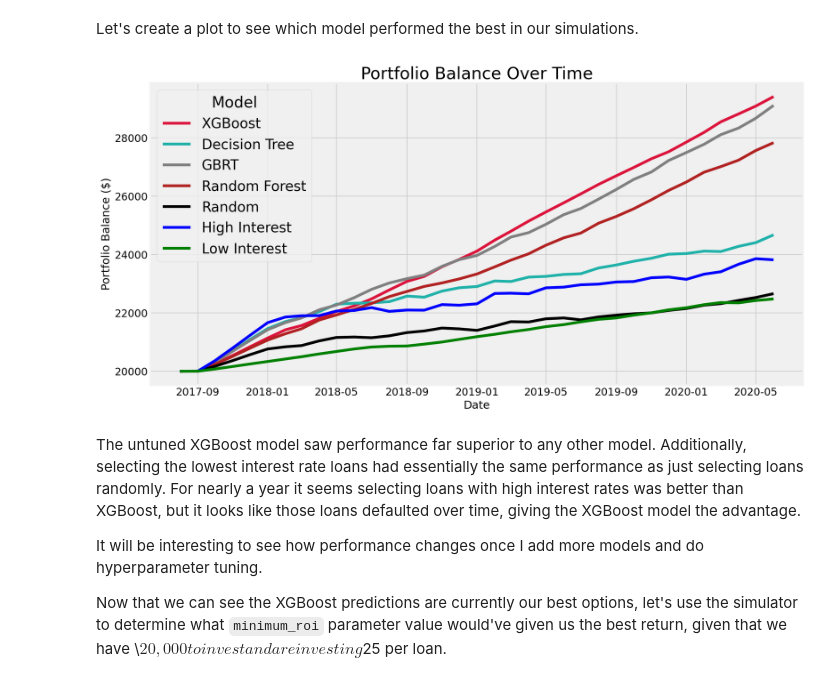
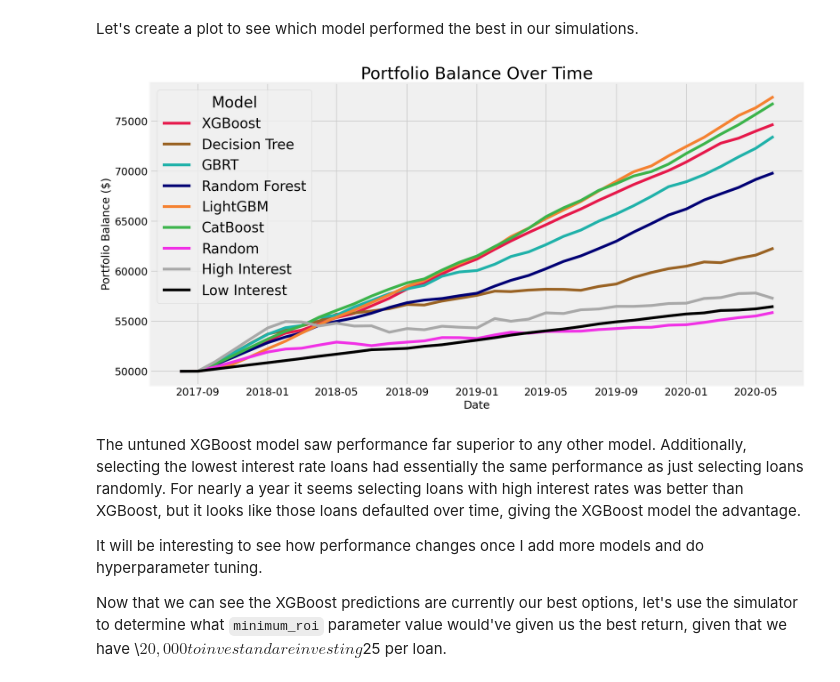
Before and after one commit to Booleans/consumer-loan-investment-strategy-simulator, a Jupyter notebook: Simulation.ipynb, the cells around one changed output. Cells and saved outputs as stored; diff of their text form; code cells hidden in the pictures.

Commit message:
Added Model Tuning Notebook
Started working on a new notebook that will be used for hyperparameter tuning. Also added CatBoost model to the modeling and simulations notebooks.

```diff
--- a/Simulation.ipynb
+++ b/Simulation.ipynb
@@ -93,0 +109,9 @@ while myPortfolio.date < datetime.date(2020,7,1):
+# %%
+balances_lgbm = []
+dates = []
+
+myPortfolio = Portfolio(50000, 100, datetime.date(2017,8,1), predictions_lgbm, payments, min_roi=10.0)
+while myPortfolio.date < datetime.date(2020,7,1):
+    dates.append(myPortfolio.date)
+    balances_lgbm.append(myPortfolio.total_balance)
+    myPortfolio.simulate_month()
@@ -95,7 +143,7 @@ while myPortfolio.date < datetime.date(2020,7,1):
 balances_random = []
 dates = []
 
-myPortfolio = Portfolio(20000, 25, datetime.date(2017,8,1), predictions_random, payments, min_roi=8.0)
+myPortfolio = Portfolio(50000, 100, datetime.date(2017,8,1), predictions_random, payments, min_roi=10.0)
 while myPortfolio.date < datetime.date(2020,7,1):
     balances_random.append(myPortfolio.total_balance)
     myPortfolio.simulate_month()
@@ -103,7 +151,7 @@ while myPortfolio.date < datetime.date(2020,7,1):
 balances_high_interest = []
 dates = []
 
-myPortfolio = Portfolio(20000, 25, datetime.date(2017,8,1), predictions_high_interest, payments, min_roi=8.0)
+myPortfolio = Portfolio(50000, 100, datetime.date(2017,8,1), predictions_high_interest, payments, min_roi=10.0)
 while myPortfolio.date < datetime.date(2020,7,1):
     balances_high_interest.append(myPortfolio.total_balance)
     myPortfolio.simulate_month()
@@ -111,7 +159,7 @@ while myPortfolio.date < datetime.date(2020,7,1):
 balances_low_interest = []
 dates = []
 
-myPortfolio = Portfolio(20000, 25, datetime.date(2017,8,1), predictions_low_interest, payments, min_roi=-100.0)
+myPortfolio = Portfolio(50000, 100, datetime.date(2017,8,1), predictions_low_interest, payments, min_roi=-11.0)
 while myPortfolio.date < datetime.date(2020,7,1):
     balances_low_interest.append(myPortfolio.total_balance)
     myPortfolio.simulate_month()
@@ -147,21 +208,23 @@ portfolio_values.tail()
 Let's create a plot to see which model performed the best in our simulations.
 # %%
 fig, ax = plt.subplots(figsize=(15, 8))
-ax.plot(dates, balances_xgb, color='crimson', label='XGBoost')
-ax.plot(dates, balances_dt, color='lightseagreen', label='Decision Tree')
-ax.plot(dates, balances_gbrt, color='gray', label='GBRT')
-ax.plot(dates, balances_rf, color='firebrick', label='Random Forest')
-ax.plot(dates, balances_random, color='black', label='Random')
-ax.plot(dates, balances_high_interest, color='blue', label='High Interest')
-ax.plot(dates, balances_low_interest, color='green', label='Low Interest')
+ax.plot(dates, balances_xgb, color='#e6194B', label='XGBoost')
+ax.plot(dates, balances_dt, color='#9A6324', label='Decision Tree')
+ax.plot(dates, balances_gbrt, color='lightseagreen', label='GBRT')
+ax.plot(dates, balances_rf, color='#000075', label='Random Forest')
+ax.plot(dates, balances_lgbm, color='#f58231', label='LightGBM')
+ax.plot(dates, balances_catboost, color='#3cb44b', label='CatBoost')
+ax.plot(dates, balances_random, color='#f032e6', label='Random')
+ax.plot(dates, balances_high_interest, color='#a9a9a9', label='High Interest')
+ax.plot(dates, balances_low_interest, color='#000000', label='Low Interest')
 ax.set_title('Portfolio Balance Over Time', fontsize=24)
 ax.set_ylabel('Portfolio Balance ($)', fontsize=16)
 ax.tick_params(axis='y', labelsize=15)
 ax.set_xlabel('Date', fontsize=16)
 ax.tick_params(axis='x', labelsize=15)
 ax.legend(fontsize=20, title_fontsize=22, title='Model');
 # %% [output]
-[figure, old version]
+[figure, new version]
 # %% [markdown]
 The untuned XGBoost model saw performance far superior to any other model. Additionally, selecting the lowest interest rate loans had essentially the same performance as just selecting loans randomly. For nearly a year it seems selecting loans with high interest rates was better than XGBoost, but it looks like those loans defaulted over time, giving the XGBoost model the advantage.
 
```
Also changed, not shown: parts of 16 cells of this notebook, 2 other files.
